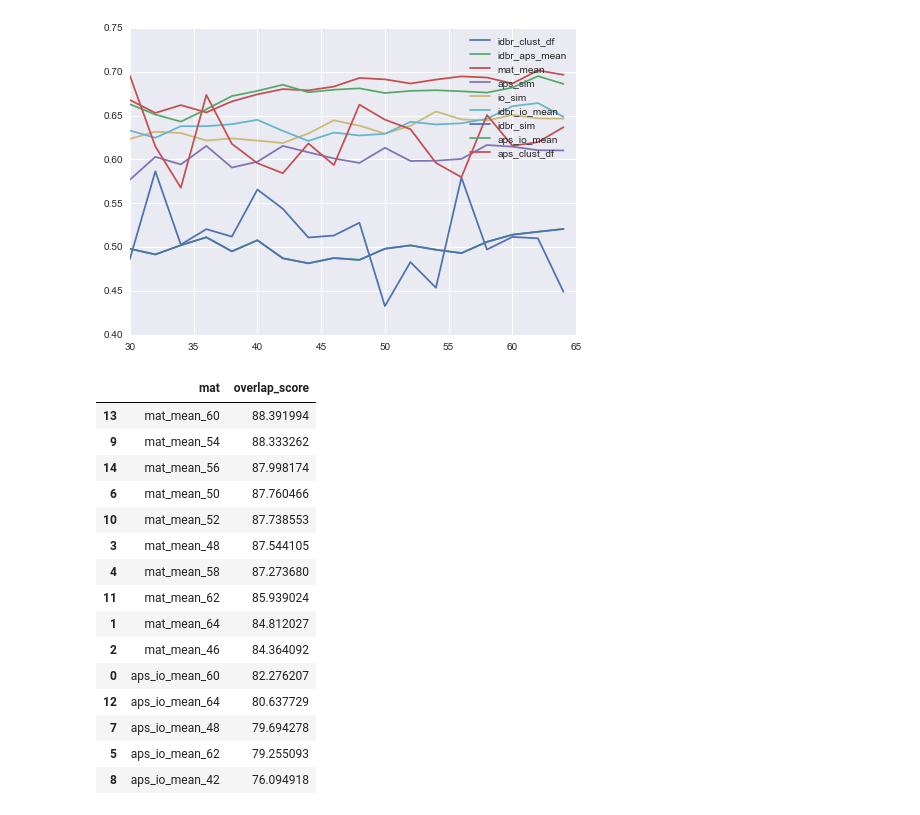
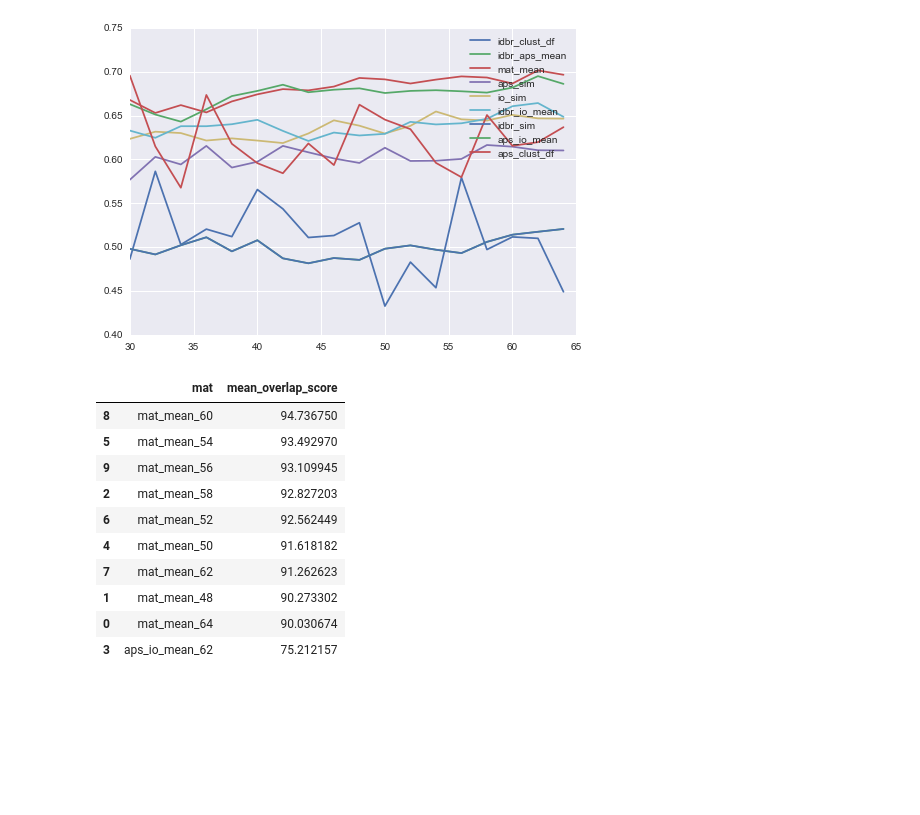
Before and after one commit to nestauk/industry_pilot, a Jupyter notebook: RCA_Pilot_Data_Collection.ipynb, the cells around one changed output. Drawn from its saved outputs; the diff is of its cells as text; code cells hidden in the pictures; blank space fills up the shorter version.

```diff
--- a/RCA_Pilot_Data_Collection.ipynb
+++ b/RCA_Pilot_Data_Collection.ipynb
@@ -870,7 +870,7 @@ validation_scores_df['k'] = [x.split("_")[-1] for x in validation_scores_df['v_n
 validation_scores_df['type'] = ["_".join(x.split("_")[:-1]) for x in validation_scores_df['v_names']]
 
 #Sort and get the top 10
-validation_scores_df.sort(columns='c_i_mean',ascending=False)[1:10]
+validation_scores_df.sort(columns='c_i_mean',ascending=False)[1:15]
 # %% [output]
 |  | c_idbr | c_occ | c_io | c_mean | i_idbr | i_occ | i_io | i_mean | c_i_mean | v_names | algo | ... |
 | 71 | 0.921875 | 0.984375 | 0.750000 | 0.885417 | 0.259669 | 0.559853 | 0.703499 | 0.507673 | 0.696545 | mat_mean_64 | ward | ... |
@@ -915,17 +906,25 @@ def extract_overlap_scores(threshold):
     output: returns a df with overlap scores for each of the matrices.
     '''
 
+    #Sort and subset the DF to get the similarity matrices we're interested in
     top_vs = validation_scores_df.sort(
         columns='c_i_mean',ascending=False).reset_index(drop=False).ix[:threshold,['k','type']]
 
+    #NB need tore-write this to also include aps_cluster_df (outputs of Kmeans). Those get high
+    #validation scores but not for the right reasons i.e. they have lots of singleton clusters excluded
+    #from the validation scoring process (when we do if len(sics_in_cluster)>1).
+    #Need to re-write the validating score function to deal with this,
+    #e.g. by not doing means of scores but sums divided by total number of clusters.
+
+    #This is a lookup to get the matrices.
     type_mat_lookup ={
     "mat_mean":sim_mat_mean,
     "aps_io_mean":sim_mat_mean_aps_io
     }
 
+    #Create combinations of matrices and ks
     my_combs = [[m,type_mat_lookup[m],k] for m,k in zip(top_vs.type,top_vs.k) if m !="aps_clust_df"]
 
-    #Extract pairs (combinations)
     combinations = list(itertools.combinations(my_combs,2))
 
     #For each of the pairs, calculate the overlap score (based on the cluster with the greatest overlap)
@@ -935,42 +934,42 @@ def extract_overlap_scores(threshold):
         #if i[0][0]!=i[1][0]:
         #print("running")
 
+        #Extract clusters
         c1 = extract_agglom(i[0][1],int(i[0][2])).groupby('clust')['sic_4'].apply(lambda x: list(x))
         c2 = extract_agglom(i[1][1],int(i[1][2])).groupby('clust')['sic_4'].apply(lambda x: list(x))
 
+
         c_max_overlap = []
-            #For each of the clusters, find the cluster with the maximum overlap, and calculate it.
+            #For each of the clusters, find the cluster with the maximum overlap, and estimate the overlap score
         for j in c1.index:
+
+            #Overlaps with all other clusters
             overlaps = [len(list(set(c1[j]) & set(c2[n]))) for n in c2.index]
+
+            #Index for maximum overlap
             max_overlap = overlaps.index(max(overlaps))
+
+            #Overlap score
             overlap = 100*(len(list(set(c1[j]) & set(c2[max_overlap])))/math.sqrt(
                     (len(set(c1[j]))*len(set(c2[max_overlap])))))
-
+            #Add to the scores
             c_max_overlap.append(overlap)
 
+        #Append the results (with info about what the matrix os)
         results.append([i[0][0]+"_"+str(i[0][2]),
                         i[1][0]+"_"+str(i[1][2]),
                         np.mean(c_max_overlap)])
 
-    #pair_overlaps = pd.DataFrame([{'mat1':el[0][0]+"_"+str(el[0][2]),
-    #                               'mat2':el[1][0]+"_"+str(el[1][2]),
-    #                               'score':np.nan} for el in combinations])
-
-    #pair_overlaps = pair_overlaps[pair_overlaps['mat1']!=pair_overlaps['mat2']]
-
-    #pair_overlaps['score'] = results
-
-    #pair_final = pair_overlaps.groupby('mat1')['score'].mean()
-
-    #return(results)
-    #return(pair_final)
+    #Calculate the average overlap scores for each similarity matrix-k combo...in a hacky way.
     results = pd.DataFrame(results)
 
     results.columns= ['m1','m2','val']
     results_store=[]
 
+    #Subset the matrix for values equal to each of the unique matrix - k combo and get the mean
     for i in set(list(results.m1.values)+list(results.m2.values)):
         mat_ind = [m1 == i or m2==i for m1,m2 in zip(results.m1,results.m2)]
         mat_subs = results.ix[mat_ind,'val'].mean()
         results_store.append([i,mat_subs])
-    return(pd.DataFrame(results_store,columns=['mat','overlap_score']))
+    #Extract
+    return(pd.DataFrame(results_store,columns=['mat','mean_overlap_score']))
@@ -979,19 +976,15 @@ results = extract_overlap_scores(15)
 # %%
-results.sort(columns='overlap_score',ascending=False)
+results = extract_overlap_scores(10)
+results.sort(columns='mean_overlap_score',ascending=False)
 # %% [output]
-|  | mat | overlap_score |
-| 13 | mat_mean_60 | 88.391994 |
-| 9 | mat_mean_54 | 88.333262 |
-| 14 | mat_mean_56 | 87.998174 |
-| 6 | mat_mean_50 | 87.760466 |
-| 10 | mat_mean_52 | 87.738553 |
-| 3 | mat_mean_48 | 87.544105 |
-| 4 | mat_mean_58 | 87.273680 |
-| 11 | mat_mean_62 | 85.939024 |
-| 1 | mat_mean_64 | 84.812027 |
-| 2 | mat_mean_46 | 84.364092 |
-| 0 | aps_io_mean_60 | 82.276207 |
-| 12 | aps_io_mean_64 | 80.637729 |
-| 7 | aps_io_mean_48 | 79.694278 |
-| 5 | aps_io_mean_62 | 79.255093 |
-| 8 | aps_io_mean_42 | 76.094918 |
+|  | mat | mean_overlap_score |
+| 8 | mat_mean_60 | 94.736750 |
+| 5 | mat_mean_54 | 93.492970 |
+| 9 | mat_mean_56 | 93.109945 |
+| 2 | mat_mean_58 | 92.827203 |
+| 6 | mat_mean_52 | 92.562449 |
+| 4 | mat_mean_50 | 91.618182 |
+| 7 | mat_mean_62 | 91.262623 |
+| 1 | mat_mean_48 | 90.273302 |
+| 0 | mat_mean_64 | 90.030674 |
+| 3 | aps_io_mean_62 | 75.212157 |
```
Also changed, not shown: parts of 4 cells of this notebook.
